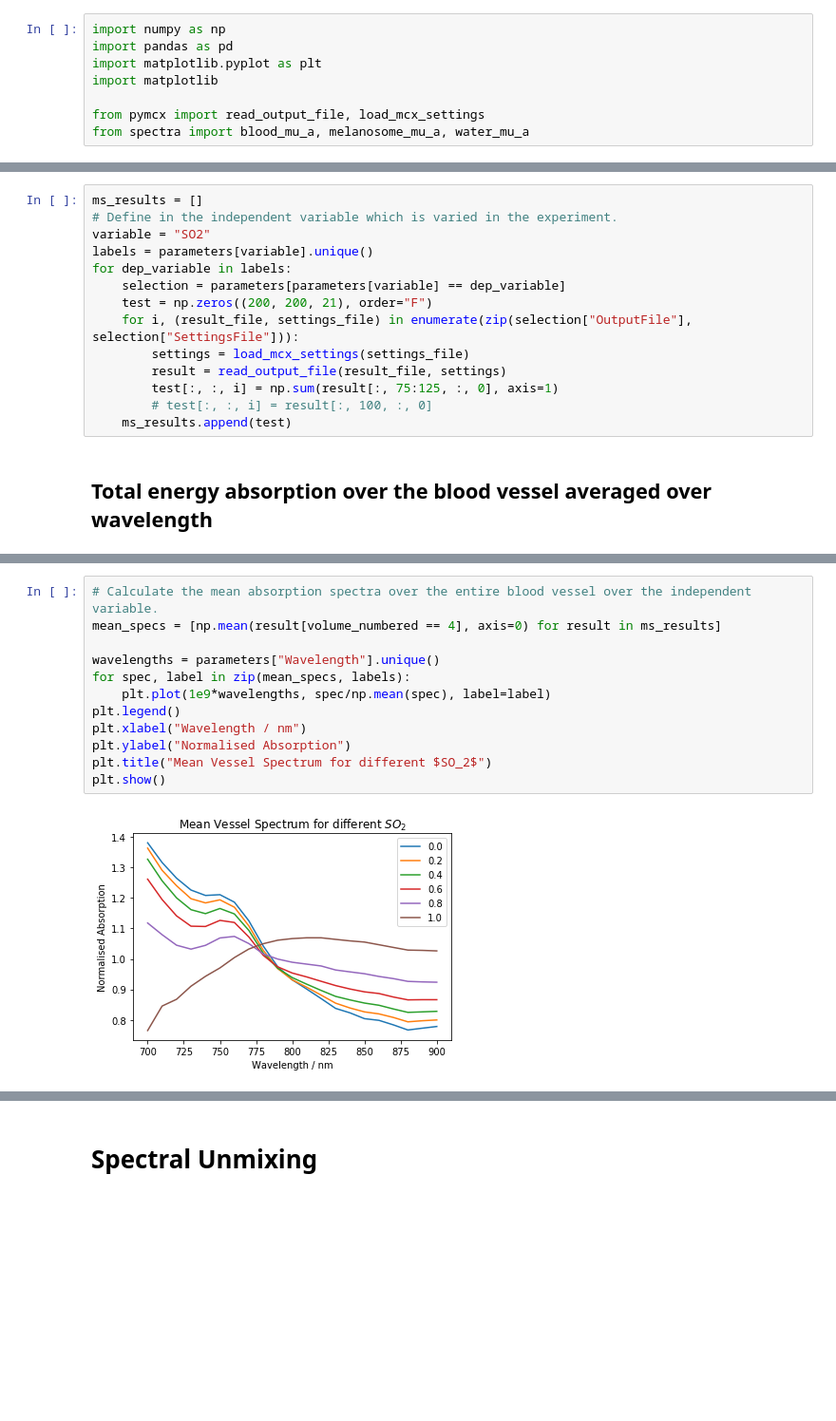
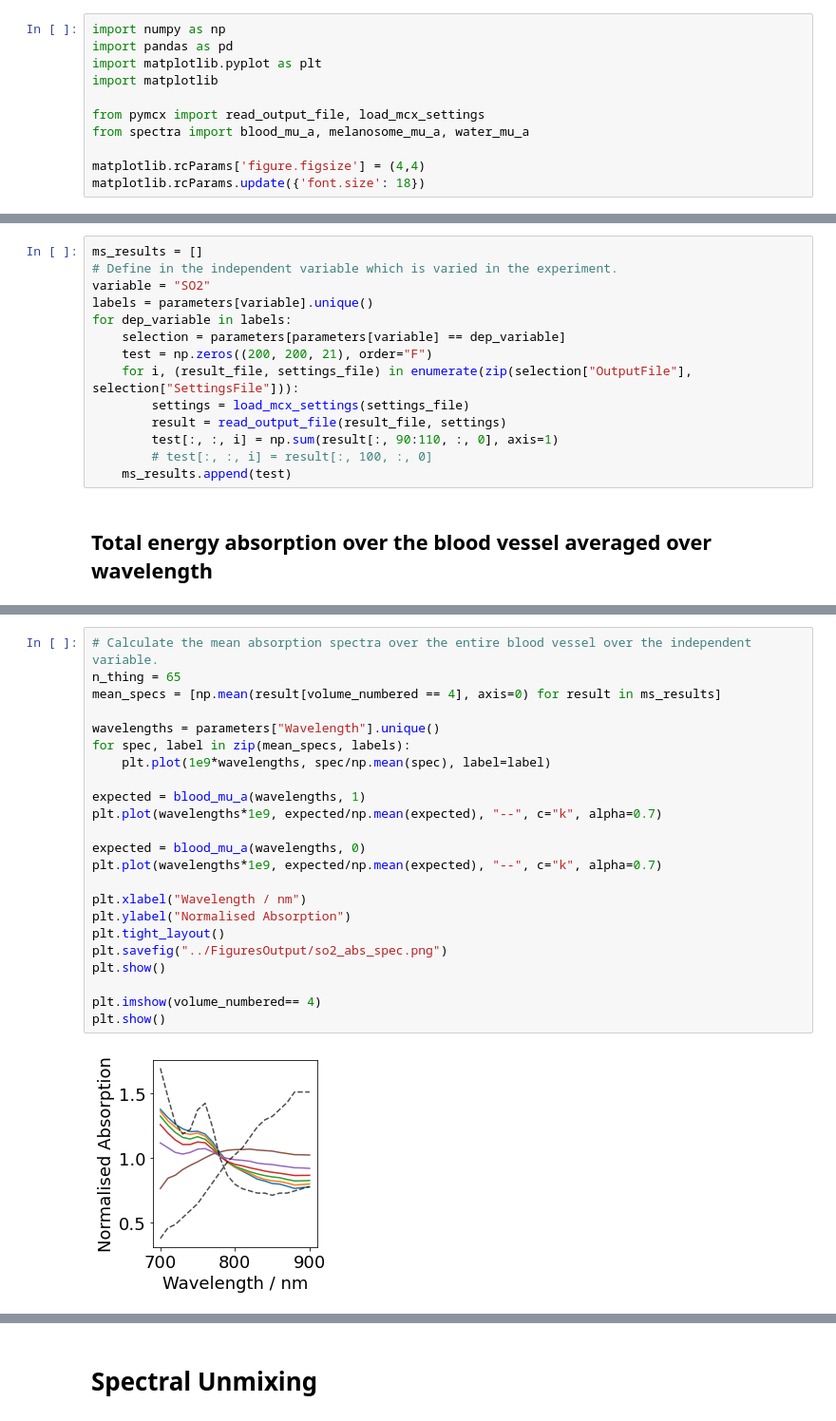
Before and after one commit to tomelse/SkinPhantomSimulations, a Jupyter notebook: Exp5/SO2 Analysis.ipynb, the cells around one changed output, grey strips where cells are left out. Shown: that part at 95% size. Cells and saved outputs as stored; diff of their text form; blank space fills up the shorter version.

```diff
--- a/Exp5/SO2 Analysis.ipynb
+++ b/Exp5/SO2 Analysis.ipynb
@@ -10,6 +10,9 @@ import matplotlib
 
 from pymcx import read_output_file, load_mcx_settings
 from spectra import blood_mu_a, melanosome_mu_a, water_mu_a
+
+matplotlib.rcParams['figure.figsize'] = (4,4)
+matplotlib.rcParams.update({'font.size': 18})
 # %% [markdown]
 Load the list of parameters run and the files containing the output and settings files. The constant variables are removed for the summary tables.
 # %%
@@ -67,7 +70,7 @@ for dep_variable in labels:
     for i, (result_file, settings_file) in enumerate(zip(selection["OutputFile"], selection["SettingsFile"])):
         settings = load_mcx_settings(settings_file)
         result = read_output_file(result_file, settings)
-        test[:, :, i] = np.sum(result[:, 75:125, :, 0], axis=1)
+        test[:, :, i] = np.sum(result[:, 90:110, :, 0], axis=1)
         # test[:, :, i] = result[:, 100, :, 0]
     ms_results.append(test)
 # %% [markdown]
@@ -90,14 +95,25 @@ plt.show()
 # %%
 # Calculate the mean absorption spectra over the entire blood vessel over the independent variable.
+n_thing = 65
 mean_specs = [np.mean(result[volume_numbered == 4], axis=0) for result in ms_results]
 
 wavelengths = parameters["Wavelength"].unique()
 for spec, label in zip(mean_specs, labels):
     plt.plot(1e9*wavelengths, spec/np.mean(spec), label=label)
-plt.legend()
+
+expected = blood_mu_a(wavelengths, 1)
+plt.plot(wavelengths*1e9, expected/np.mean(expected), "--", c="k", alpha=0.7)
+
+expected = blood_mu_a(wavelengths, 0)
+plt.plot(wavelengths*1e9, expected/np.mean(expected), "--", c="k", alpha=0.7)
+
 plt.xlabel("Wavelength / nm")
 plt.ylabel("Normalised Absorption")
-plt.title("Mean Vessel Spectrum for different $SO_2$")
+plt.tight_layout()
+plt.savefig("../FiguresOutput/so2_abs_spec.png")
 plt.show()
+
+plt.imshow(volume_numbered== 4)
+plt.show()
 # %% [output]
-[figure, old version]
+[figure, new version]
```
Also changed, not shown: parts of 8 cells of this notebook, 10 other files.
